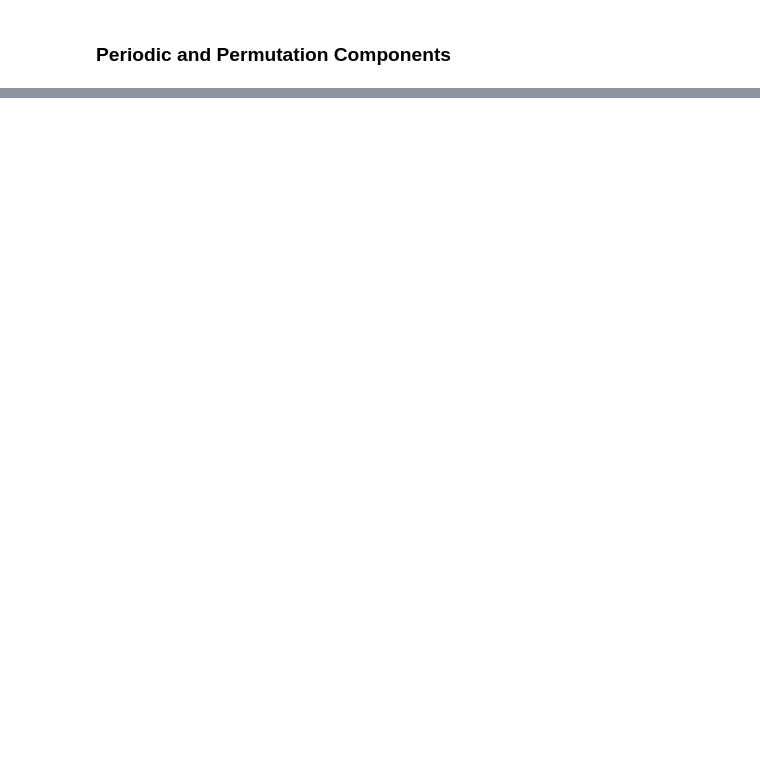
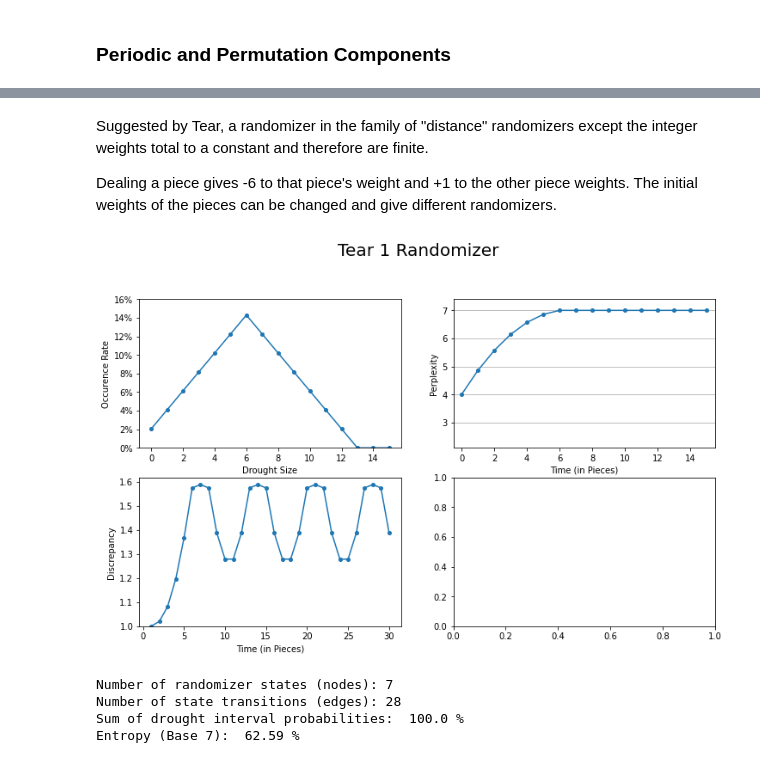
Before and after one commit to ericjtaylor/new_bags, a Jupyter notebook: new_bag.ipynb, the cells around one changed output, grey strips where cells are left out. Cells and saved outputs as stored; diff of their text form; code cells hidden in the pictures; blank space fills up the shorter version.

Commit message:
add randomizers suggested by Tear and TPM

```diff
--- a/new_bag.ipynb
+++ b/new_bag.ipynb
@@ -1939,3 +1939,53 @@ Number of randomizer states (nodes): 22
 Number of state transitions (edges): 102
 Sum of drought interval probabilities:  92.88 %
 Entropy (Base 7):  78.92 %
+# %% [markdown]
+Suggested by Tear, a randomizer in the family of "distance" randomizers except the integer weights total to a constant and therefore are finite.
+
+Dealing a piece gives -6 to that piece's weight and +1 to the other piece weights.
+The initial weights of the pieces can be changed and give different randomizers.
+# %%
+def tear_distance(initial_weight):
+    graph = nx.MultiDiGraph()
+    state_set = set()
+    state_work = list()
+
+    # define old_state to be the seed state
+    old_state = tuple([initial_weight]*7)
+    state_work.append(old_state)
+
+    while len(state_work) > 0:
+        # manage work queue
+        old_state = copy.deepcopy(state_work[0])
+        state_work.pop(0)
+        state_set.add(old_state)
+        # explore state transitions
+        denom = 0
+        for i in range(7):
+            denom += max(old_state[i], 0)
+        for roll in range(7):
+
+            # skip over negative weights
+            if old_state[roll] <= 0:
+                continue
+
+            weight = old_state[roll] / denom
+
+            new_state = [i+1 for i in old_state]
+            new_state[roll] -= 7
+            new_state = [new_state[roll]] + new_state[0:roll] + new_state[roll+1:]
+            new_state = tuple(new_state)
+
+            graph.add_edge(old_state, new_state, pick=roll, weight=weight)
+            if (new_state not in state_set) and (new_state not in state_work):
+                state_work.append(new_state)
+    return graph
+# %%
+tear_1 = tear_distance(initial_weight=1)
+rand_report(tear_1, "Tear 1")
+# %% [output]
+[figure, added]
+Number of randomizer states (nodes): 7
+Number of state transitions (edges): 28
+Sum of drought interval probabilities:  100.0 %
+Entropy (Base 7):  62.59 %
```
Also changed, not shown: parts of 32 cells of this notebook.
